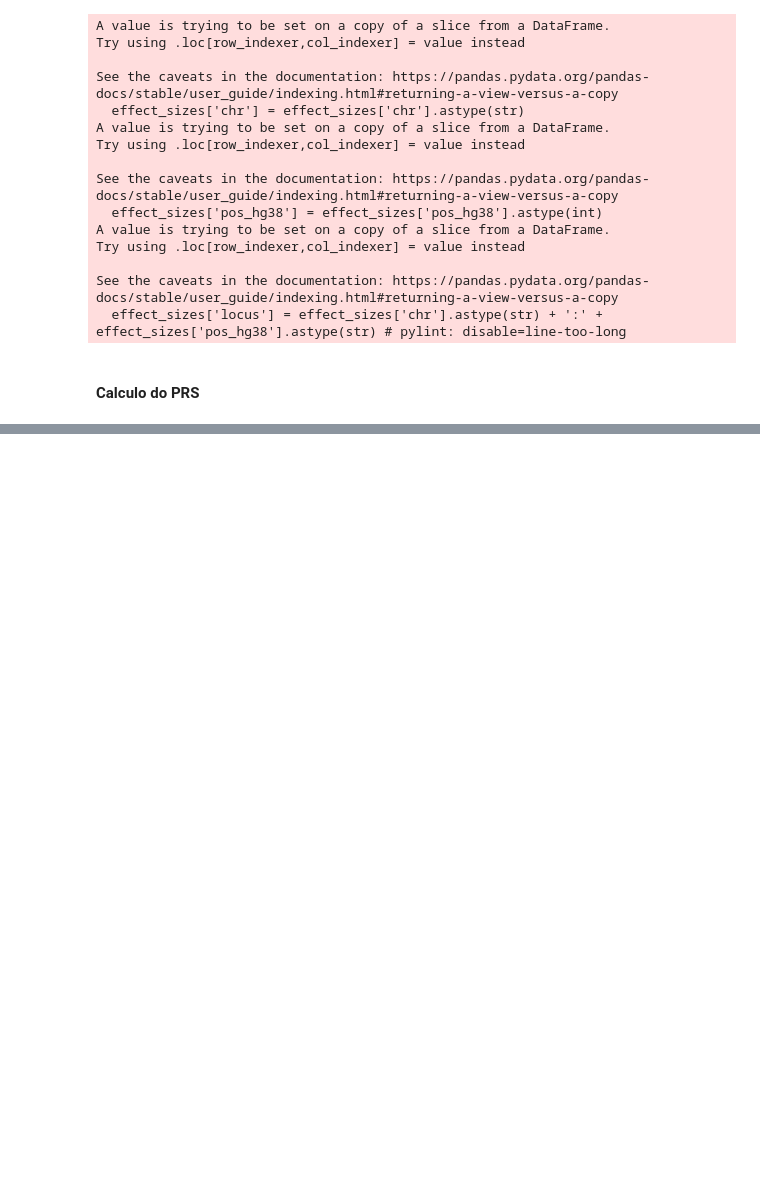
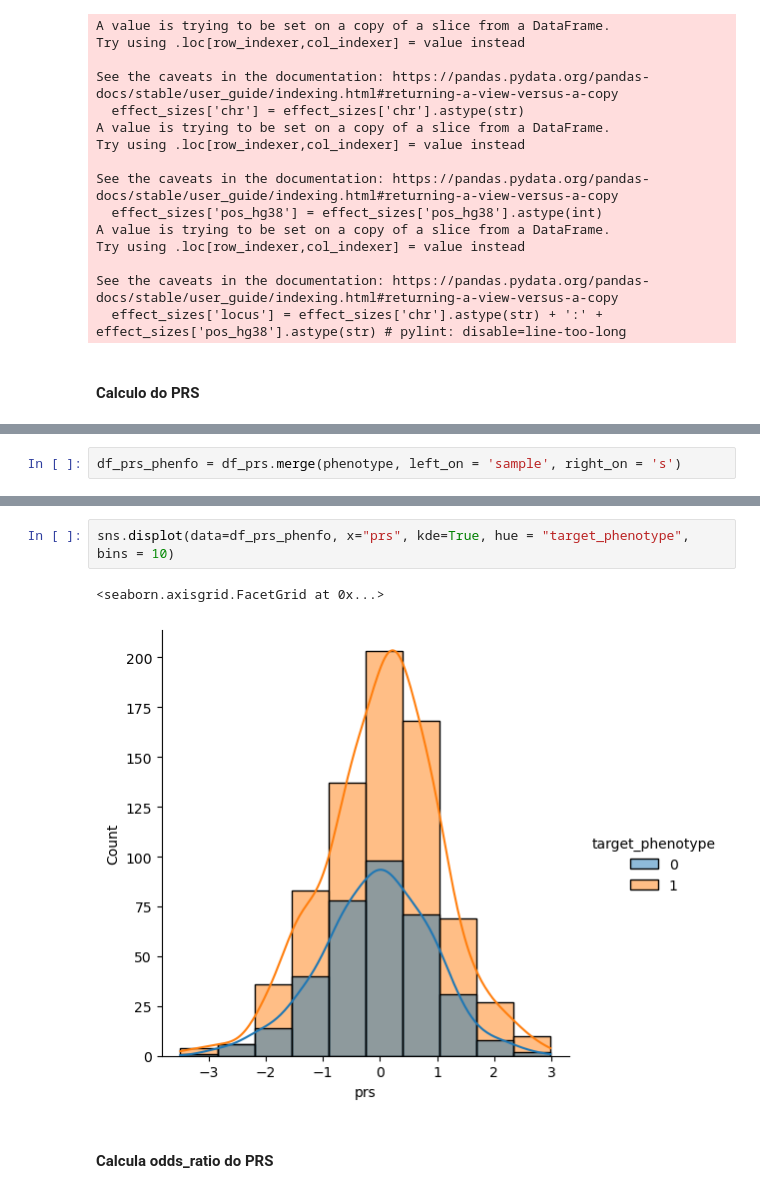
Before and after one commit to BrazilianDatathon2023/genetics-4, a Jupyter notebook: calculo_prs.ipynb, the cells around one changed output, grey strips where cells are left out. Drawn from its saved outputs; the diff is of its cells as text; blank space fills up the shorter version.

```diff
--- a/calculo_prs.ipynb
+++ b/calculo_prs.ipynb
@@ -187,0 +216,2 @@ ValueError: 'POS' is not in list
+# %%
+df_prs_phenfo = df_prs.merge(phenotype, left_on = 'sample', right_on = 's')
@@ -187,0 +267,7 @@ ValueError: 'POS' is not in list
+# %%
+sns.displot(data=df_prs_phenfo, x="prs", kde=True, hue = "target_phenotype", bins = 10)
+# %% [output]
+<seaborn.axisgrid.FacetGrid at 0x...>
+[figure, added]
+# %% [markdown]
+#### Calcula odds_ratio do PRS
```
Also changed, not shown: parts of 35 cells of this notebook.
